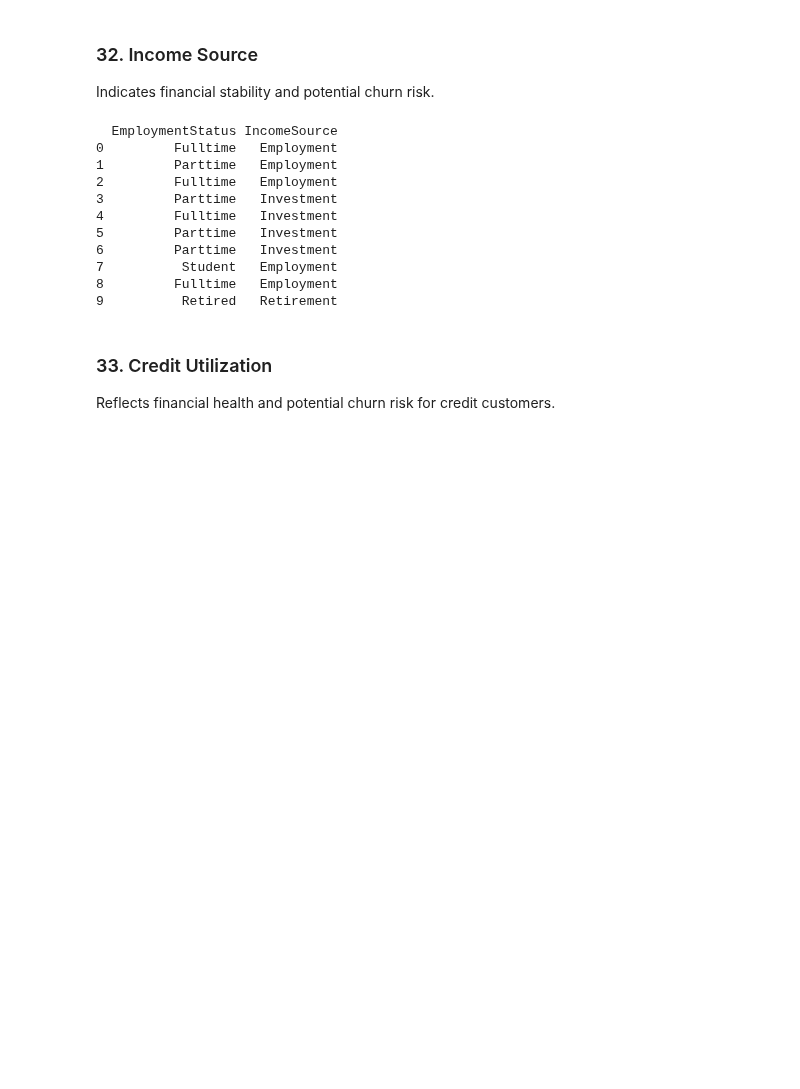
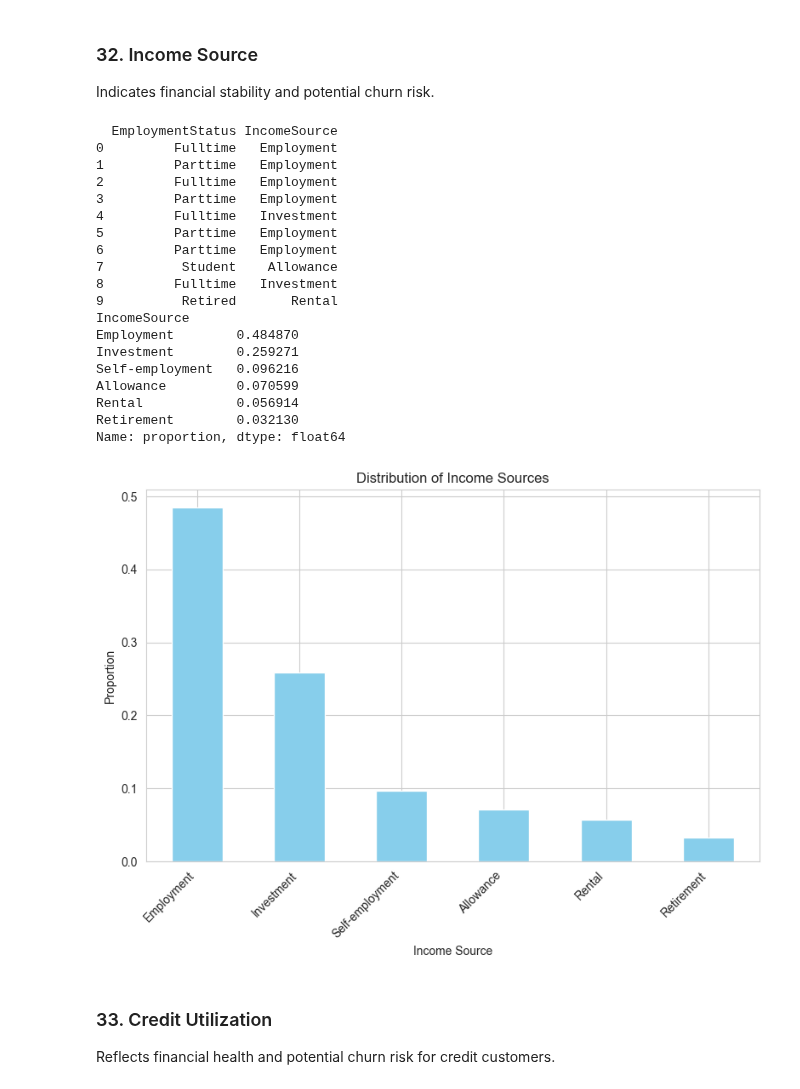
Before and after one commit to CabooseExia/DSA3101-Customer-Churn, a Jupyter notebook: DataSynthesis.ipynb, the cells around one changed output. Cells and saved outputs as stored; diff of their text form; code cells hidden in the pictures; blank space fills up the shorter version.

Commit message:
reduced investment amount

```diff
--- a/DataSynthesis.ipynb
+++ b/DataSynthesis.ipynb
@@ -1163,40 +1163,63 @@ Indicates financial stability and potential churn risk.
 
 # # print(transaction_channel_df.head())
 # income_sourcs = income_source_df['workclass'].unique().tolist()
 # income_sourcs.remove('?')
 # print(income_sourcs)
 # faked_data = [random.choice(income_sourcs) for _ in range(len(bank_df_train))]
 # faked_data_2 = [random.choice(income_sourcs) for _ in range(len(bank_df_test))]
 
 # bank_df_train['IncomeSource'] = faked_data
 # bank_df_test['IncomeSource'] = faked_data_2
 
 def choose_value(row):
-    if row['EmploymentStatus'] == 'Fulltime' or row['EmploymentStatus'] == 'Parttime':
+    if row['EmploymentStatus'] == 'Fulltime':
         return np.random.choice(['Employment', 'Investment'])
+    elif row['EmploymentStatus'] == 'Parttime':
+        return 'Employment'
     elif row['EmploymentStatus'] == 'Retired':
         return np.random.choice(['Retirement', 'Rental', 'Investment'])
     elif row['EmploymentStatus'] == 'Student':
         return np.random.choice(['Allowance', 'Employment'])
     elif row['EmploymentStatus'] == 'Self-employed':
         return 'Self-employment'
     elif row['EmploymentStatus'] == 'Unemployed':
         return np.random.choice(['Rental', 'Investment', 'Allowance'])
 
 bank_df_train['IncomeSource'] = bank_df_train.apply(choose_value, axis=1)
 print(bank_df_train[['EmploymentStatus', 'IncomeSource']].head(10))
+
+income_distribution = bank_df_train['IncomeSource'].value_counts(normalize=True)
+print(income_distribution)
+
+plt.figure(figsize=(8, 6))
+income_distribution.plot(kind='bar', color='skyblue')
+plt.title('Distribution of Income Sources')
+plt.xlabel('Income Source')
+plt.ylabel('Proportion')
+plt.xticks(rotation=45, ha='right')  # Rotate x-axis labels for better visibility
+plt.tight_layout()
+plt.show()
 # %% [output]
   EmploymentStatus IncomeSource
 0         Fulltime   Employment
 1         Parttime   Employment
 2         Fulltime   Employment
-3         Parttime   Investment
+3         Parttime   Employment
 4         Fulltime   Investment
-5         Parttime   Investment
-6         Parttime   Investment
-7          Student   Employment
-8         Fulltime   Employment
-9          Retired   Retirement
+5         Parttime   Employment
+6         Parttime   Employment
+7          Student    Allowance
+8         Fulltime   Investment
+9          Retired       Rental
+IncomeSource
+Employment        0.484870
+Investment        0.259271
+Self-employment   0.096216
+Allowance         0.070599
+Rental            0.056914
+Retirement        0.032130
+Name: proportion, dtype: float64
+[figure, added]
 # %% [markdown]
 ### 33. Credit Utilization
 Reflects financial health and potential churn risk for credit customers.
```
Also changed, not shown: parts of 3 cells of this notebook, 2 other files.
